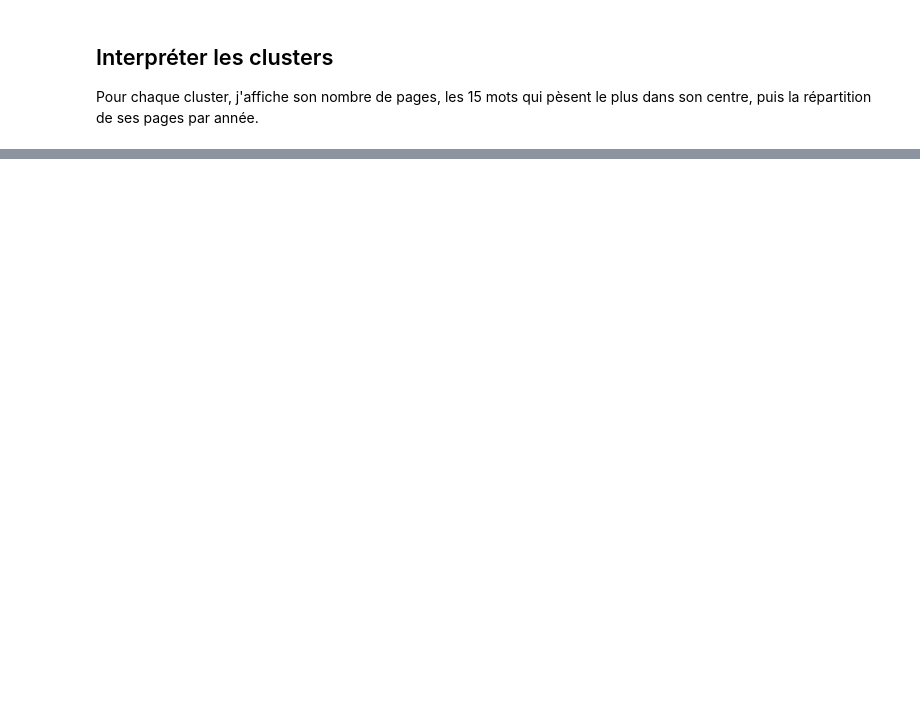
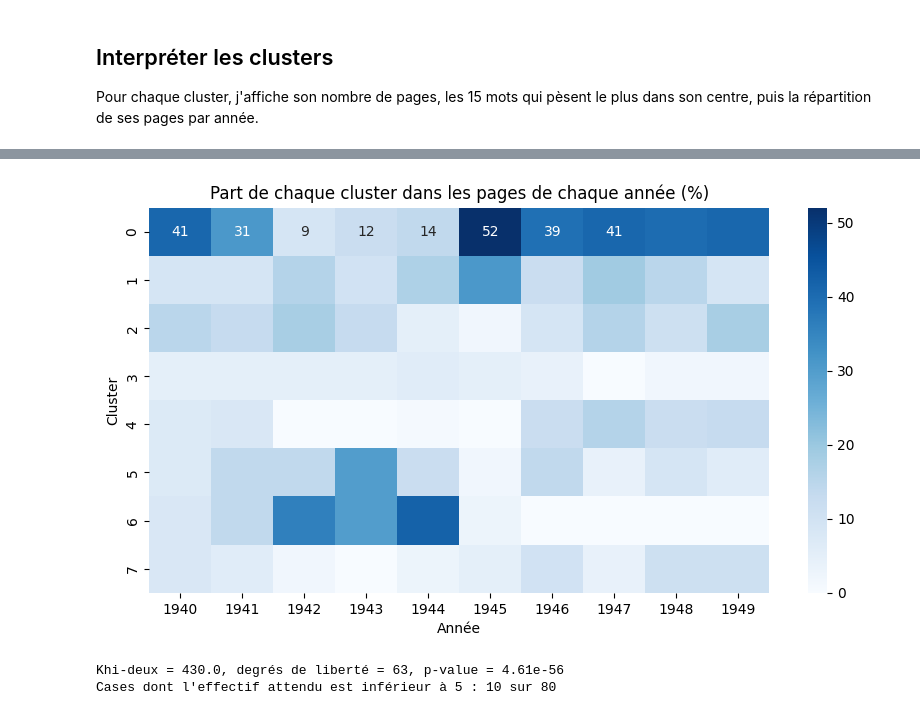
Before and after one commit to ndabarude19/tac, a Jupyter notebook: tps/tp3/s2_clustering.ipynb, the cells around one changed output, grey strips where cells are left out. Saved outputs shown, nothing was run; the diff lists cells and outputs as text; code cells hidden in the pictures; blank space fills up the shorter version.

```diff
--- a/tps/tp3/s2_clustering.ipynb
+++ b/tps/tp3/s2_clustering.ipynb
@@ -263,0 +318,5 @@ Cluster 4 : {'1940': 22, '1941': 23, '1942': 20, '1943': 33, '1944': 24, '1945':
+# %%
+# Nombre de pages de chaque cluster pour chaque année
+years = [f.split('_')[2][:4] for f in files]
+tableau = pd.crosstab(pd.Series(clusters, name="Cluster"), pd.Series(years, name="Année"))
+tableau
@@ -263,0 +334,18 @@ Cluster 4 : {'1940': 22, '1941': 23, '1942': 20, '1943': 33, '1944': 24, '1945':
+# %%
+# Part de chaque cluster dans les pages de chaque année (en %)
+pourcentages = pd.crosstab(pd.Series(clusters, name="Cluster"), pd.Series(years, name="Année"), normalize="columns") * 100
+
+plt.figure(figsize=(10, 5))
+sns.heatmap(pourcentages, annot=True, fmt=".0f", cmap="Blues")
+plt.title("Part de chaque cluster dans les pages de chaque année (%)")
+plt.show()
+# %% [output]
+[figure, added]
+# %%
+# Test du khi-deux : la répartition des clusters dépend-elle de l'année ?
+chi2, p_value, dof, expected = chi2_contingency(tableau)
+print(f"Khi-deux = {chi2:.1f}, degrés de liberté = {dof}, p-value = {p_value:.2e}")
+print(f"Cases dont l'effectif attendu est inférieur à 5 : {(expected < 5).sum()} sur {expected.size}")
+# %% [output]
+Khi-deux = 430.0, degrés de liberté = 63, p-value = 4.61e-56
+Cases dont l'effectif attendu est inférieur à 5 : 10 sur 80
```
Also changed, not shown: parts of 13 cells of this notebook.
